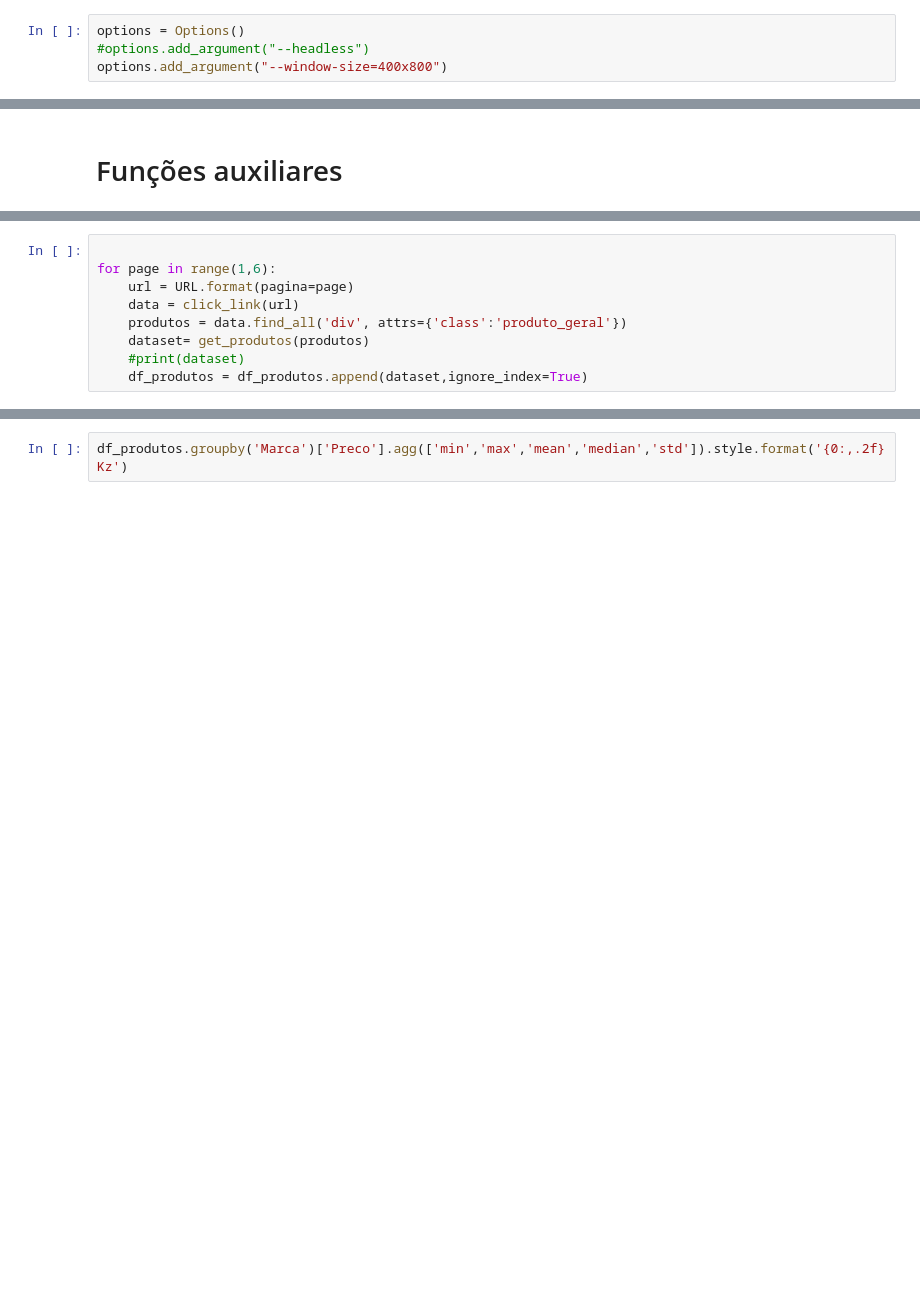
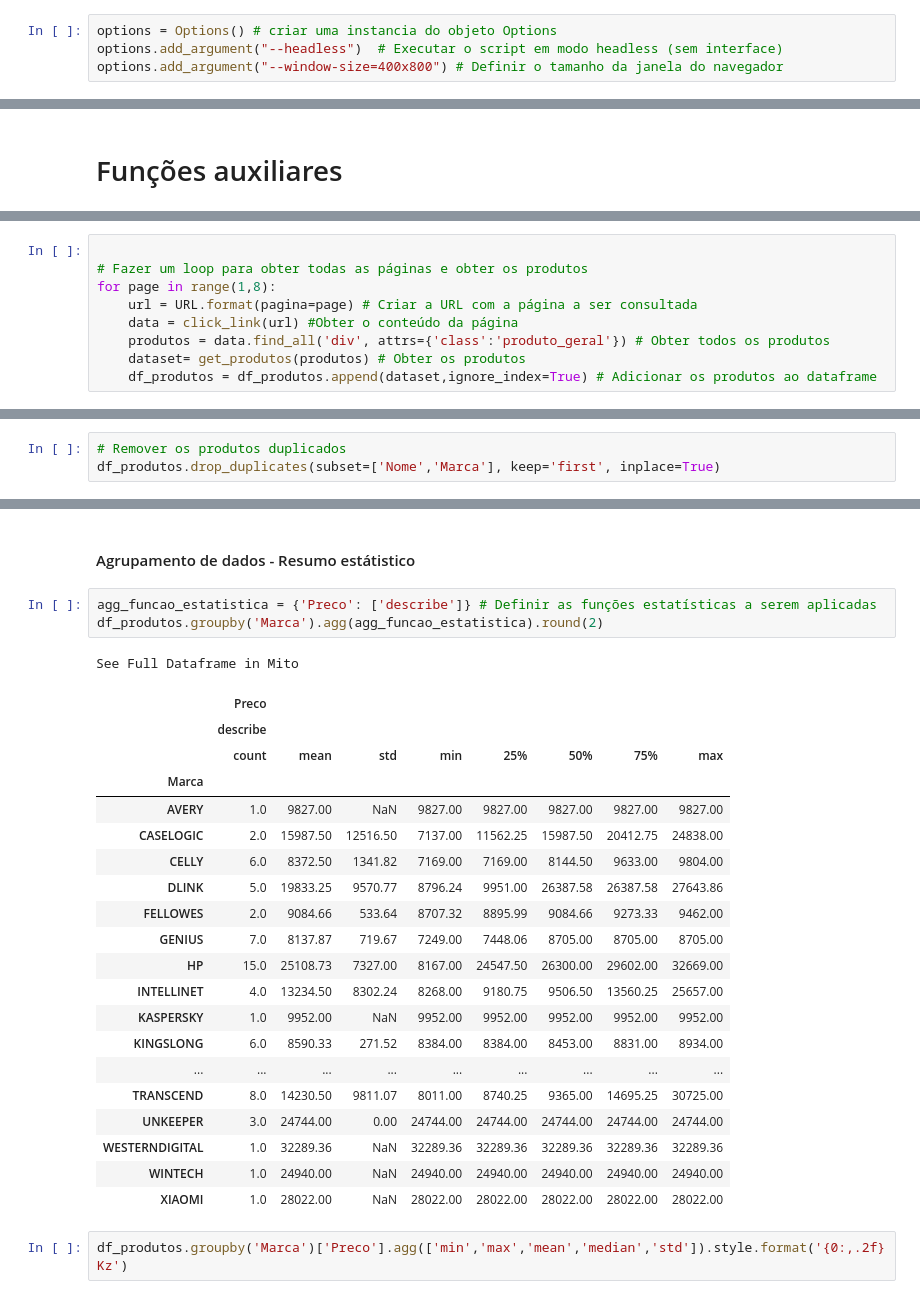
Before and after one commit to EloneSampaio/DataScience, a Jupyter notebook: Dashboard-NCR-WebScraping/notebook.ipynb, the cells around one changed output, grey strips where cells are left out. Cells and saved outputs as stored; diff of their text form; blank space fills up the shorter version.

```diff
--- a/Dashboard-NCR-WebScraping/notebook.ipynb
+++ b/Dashboard-NCR-WebScraping/notebook.ipynb
@@ -14,9 +23,9 @@ from selenium.webdriver.chrome.options import Options
 # %% [markdown]
 # Inicializar selenium
 # %%
-options = Options()
-#options.add_argument("--headless")
-options.add_argument("--window-size=400x800")
+options = Options() # criar uma instancia do objeto Options
+options.add_argument("--headless")  # Executar o script em modo headless (sem interface)
+options.add_argument("--window-size=400x800") # Definir o tamanho da janela do navegador
 # %% [markdown]
 ## Inicializar chrome
 # %%
@@ -96,9 +44,0 @@ df_produtos = pd.DataFrame(columns=['Nome','Marca','Preco','Link','Imagem','data
-# %%
-
-for page in range(1,6):
-    url = URL.format(pagina=page)
-    data = click_link(url)
-    produtos = data.find_all('div', attrs={'class':'produto_geral'})
-    dataset= get_produtos(produtos)
-    #print(dataset)
-    df_produtos = df_produtos.append(dataset,ignore_index=True)
@@ -180,0 +76,9 @@ len(df_produtos)
+# %%
+
+# Fazer um loop para obter todas as páginas e obter os produtos
+for page in range(1,8):
+    url = URL.format(pagina=page) # Criar a URL com a página a ser consultada
+    data = click_link(url) #Obter o conteúdo da página
+    produtos = data.find_all('div', attrs={'class':'produto_geral'}) # Obter todos os produtos
+    dataset= get_produtos(produtos) # Obter os produtos
+    df_produtos = df_produtos.append(dataset,ignore_index=True) # Adicionar os produtos ao dataframe
@@ -180,0 +114,3 @@ len(df_produtos)
+# %%
+# Remover os produtos duplicados
+df_produtos.drop_duplicates(subset=['Nome','Marca'], keep='first', inplace=True)
@@ -181,3 +190,30 @@ len(df_produtos)
+# %% [markdown]
+#### Agrupamento de dados - Resumo estátistico
+# %%
+agg_funcao_estatistica = {'Preco': ['describe']} # Definir as funções estatísticas a serem aplicadas
+df_produtos.groupby('Marca').agg(agg_funcao_estatistica).round(2)
+# %% [output]
+See Full Dataframe in Mito
+|  | Preco |  |  |  |  |  |  |  |
+|  | describe |  |  |  |  |  |  |  |
+|  | count | mean | std | min | 25% | 50% | 75% | max |
+| Marca |  |  |  |  |  |  |  |  |
+| AVERY | 1.0 | 9827.00 | NaN | 9827.00 | 9827.00 | 9827.00 | 9827.00 | 9827.00 |
+| CASELOGIC | 2.0 | 15987.50 | 12516.50 | 7137.00 | 11562.25 | 15987.50 | 20412.75 | 24838.00 |
+| CELLY | 6.0 | 8372.50 | 1341.82 | 7169.00 | 7169.00 | 8144.50 | 9633.00 | 9804.00 |
+| DLINK | 5.0 | 19833.25 | 9570.77 | 8796.24 | 9951.00 | 26387.58 | 26387.58 | 27643.86 |
+| FELLOWES | 2.0 | 9084.66 | 533.64 | 8707.32 | 8895.99 | 9084.66 | 9273.33 | 9462.00 |
+| GENIUS | 7.0 | 8137.87 | 719.67 | 7249.00 | 7448.06 | 8705.00 | 8705.00 | 8705.00 |
+| HP | 15.0 | 25108.73 | 7327.00 | 8167.00 | 24547.50 | 26300.00 | 29602.00 | 32669.00 |
+| INTELLINET | 4.0 | 13234.50 | 8302.24 | 8268.00 | 9180.75 | 9506.50 | 13560.25 | 25657.00 |
+| KASPERSKY | 1.0 | 9952.00 | NaN | 9952.00 | 9952.00 | 9952.00 | 9952.00 | 9952.00 |
+| KINGSLONG | 6.0 | 8590.33 | 271.52 | 8384.00 | 8384.00 | 8453.00 | 8831.00 | 8934.00 |
+| ... | ... | ... | ... | ... | ... | ... | ... | ... |
+| TRANSCEND | 8.0 | 14230.50 | 9811.07 | 8011.00 | 8740.25 | 9365.00 | 14695.25 | 30725.00 |
+| UNKEEPER | 3.0 | 24744.00 | 0.00 | 24744.00 | 24744.00 | 24744.00 | 24744.00 | 24744.00 |
+| WESTERNDIGITAL | 1.0 | 32289.36 | NaN | 32289.36 | 32289.36 | 32289.36 | 32289.36 | 32289.36 |
+| WINTECH | 1.0 | 24940.00 | NaN | 24940.00 | 24940.00 | 24940.00 | 24940.00 | 24940.00 |
+| XIAOMI | 1.0 | 28022.00 | NaN | 28022.00 | 28022.00 | 28022.00 | 28022.00 | 28022.00 |
 # %%
 df_produtos.groupby('Marca')['Preco'].agg(['min','max','mean','median','std']).style.format('{0:,.2f} Kz')
 # %% [output]
```
Also changed, not shown: parts of 49 cells of this notebook, 3 other files.
